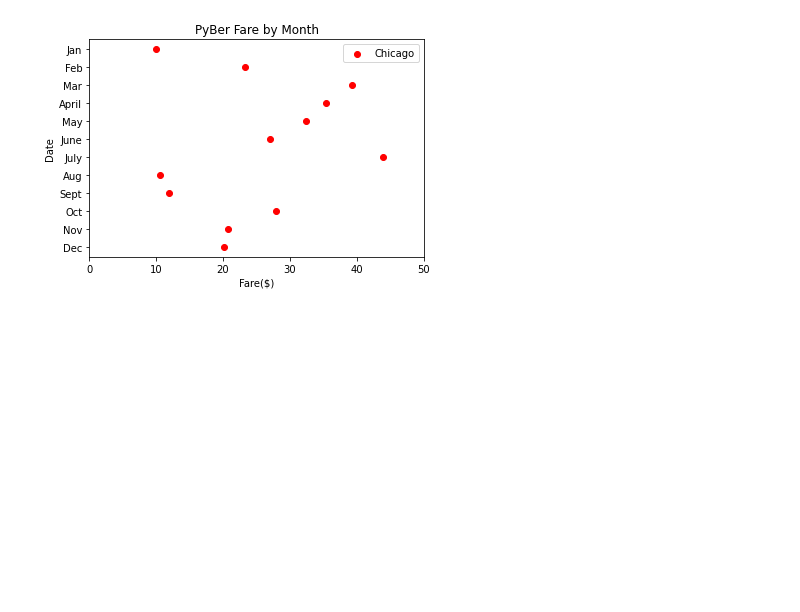
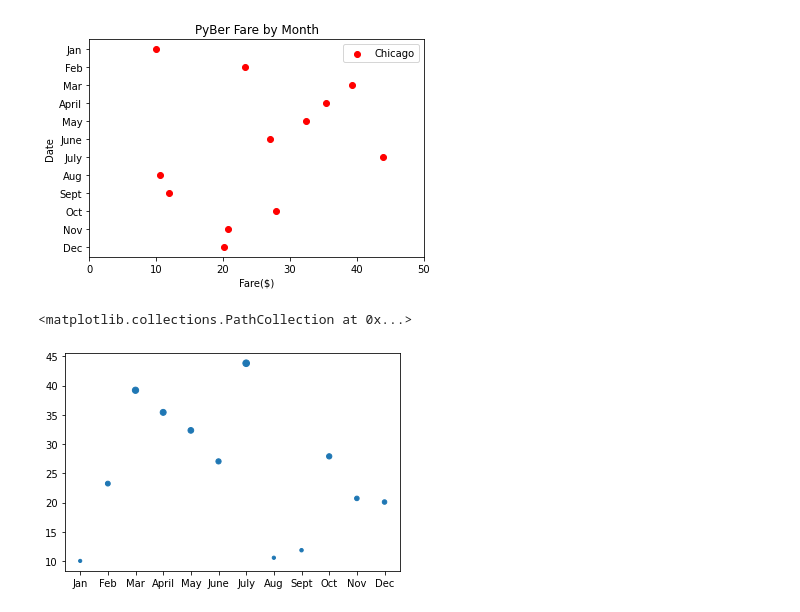
Before and after one commit to juliomeza/PyBer_Analysis, a Jupyter notebook: Untitled.ipynb, the cells around one changed output. Saved outputs shown, nothing was run; the diff lists cells and outputs as text; code cells hidden in the pictures; blank space fills up the shorter version.

```diff
--- a/Untitled.ipynb
+++ b/Untitled.ipynb
@@ -139,3 +139,8 @@ plt.legend()
 # %% [output]
 <matplotlib.legend.Legend at 0x...>
 [figure]
+# %%
+plt.scatter(x_axis, y_axis, s=y_axis)
+# %% [output]
+<matplotlib.collections.PathCollection at 0x...>
+[figure, added]
```
Also changed, not shown: parts of 6 cells of this notebook.
